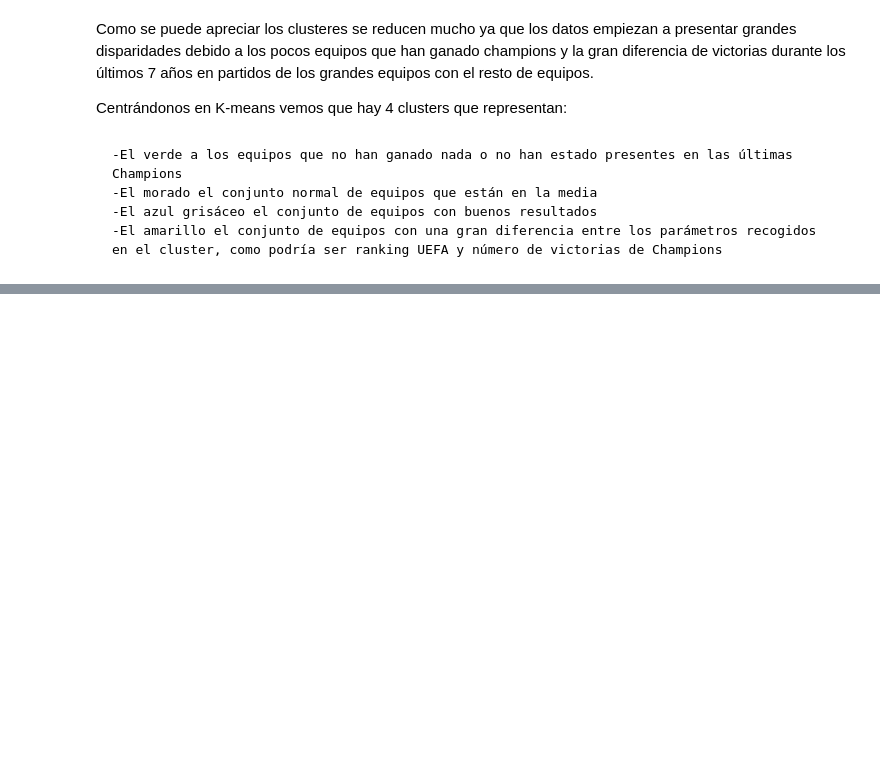
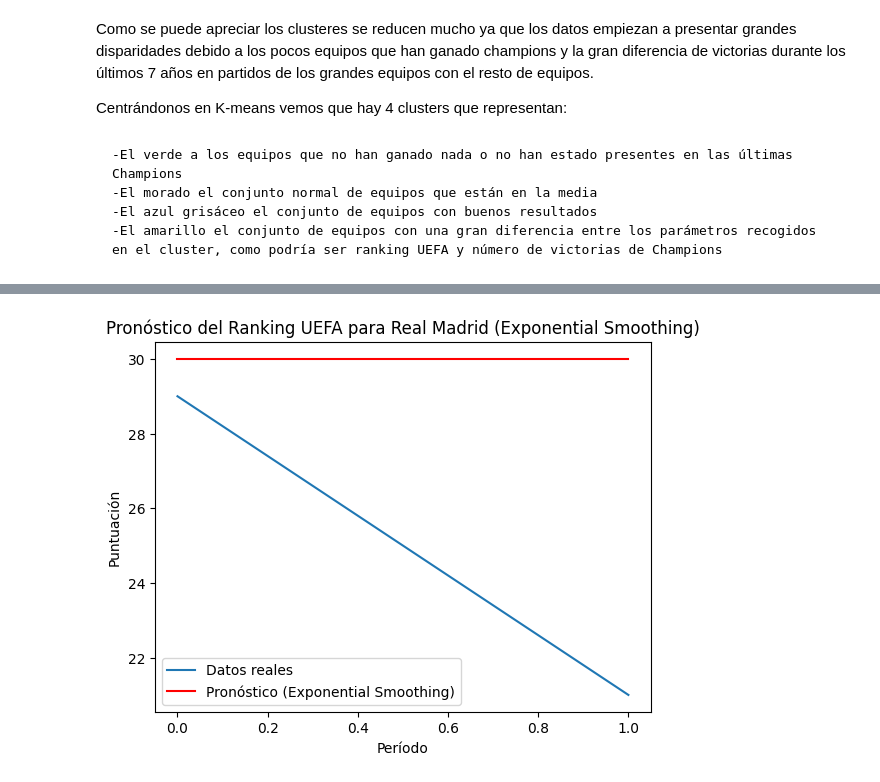
Before and after one commit to PdEXavierMY/Champions, a Jupyter notebook: cluster.ipynb, the cells around one changed output, grey strips where cells are left out. Drawn from its saved outputs; the diff is of its cells as text; code cells hidden in the pictures; blank space fills up the shorter version.

```diff
--- a/cluster.ipynb
+++ b/cluster.ipynb
@@ -317,0 +400,79 @@ Centrándonos en K-means vemos que hay 4 clusters que representan:
+# %%
+
+# Pronóstico con Exponential Smoothing para un club específico (ejemplo: Real Madrid)
+indice_real_madrid = df_uefa_ranking[df_uefa_ranking['Club'] == 'Real Madrid'].index[0]
+serie_temporal_real_madrid = puntuaciones[indice_real_madrid]
+
+# Dividir los datos en entrenamiento y prueba
+train_size = int(len(serie_temporal_real_madrid) * 0.8)
+train, test = serie_temporal_real_madrid[:train_size], serie_temporal_real_madrid[train_size:]
+
+# Entrenar el modelo Exponential Smoothing
+modelo_es = SimpleExpSmoothing(train).fit()
+
+# Realizar pronósticos
+pronostico_es = modelo_es.forecast(len(test))
+
+# Calcular el error cuadrático medio
+mse = mean_squared_error(test, pronostico_es)
+print('Error cuadrático medio (Exponential Smoothing):', mse)
+
+# Visualizar los resultados de Exponential Smoothing
+plt.plot(test, label='Datos reales')
+plt.plot(pronostico_es, color='red', label='Pronóstico (Exponential Smoothing)')
+plt.title('Pronóstico del Ranking UEFA para Real Madrid (Exponential Smoothing)')
+plt.xlabel('Período')
+plt.ylabel('Puntuación')
+plt.legend()
+plt.show()
+
+# Pronóstico con SARIMA para un club específico (ejemplo: Real Madrid)
+# Se puede implementar de manera similar a ARIMA
+indice_real_madrid = df_uefa_ranking[df_uefa_ranking['Club'] == 'Real Madrid'].index[0]
+serie_temporal_real_madrid = puntuaciones[indice_real_madrid]
+
+# Dividir los datos en entrenamiento y prueba
+train_size = int(len(serie_temporal_real_madrid) * 0.8)
+train, test = serie_temporal_real_madrid[:train_size], serie_temporal_real_madrid[train_size:]
+
+# Entrenar el modelo SARIMA
+modelo_arima = SARIMAX(train, order=(5,1,0))  # Ejemplo de orden (p,d,q)
+modelo_arima_entrenado = modelo_arima.fit()
+
+# Realizar pronósticos
+pronostico_arima = modelo_arima_entrenado.forecast(steps=len(test))
+
+# Calcular el error cuadrático medio
+mse = mean_squared_error(test, pronostico_arima)
+print('Error cuadrático medio:', mse)
+
+# Visualizar los resultados
+plt.plot(test, label='Datos reales')
+plt.plot(pronostico_arima, color='red', label='Pronóstico SARIMA')
+plt.title('Pronóstico del Ranking UEFA para Real Madrid (SARIMA)')
+plt.xlabel('Período')
+plt.ylabel('Puntuación')
+plt.legend()
+plt.show()
+
+# Pronóstico con Random Forest para un club específico (ejemplo: Real Madrid)
+# Entrenar el modelo Random Forest
+modelo_rf = RandomForestRegressor()
+modelo_rf.fit(np.arange(len(train)).reshape(-1, 1), train)
+
+# Realizar pronósticos
+pronostico_rf = modelo_rf.predict(np.arange(len(test)).reshape(-1, 1))
+
+# Calcular el error cuadrático medio
+mse = mean_squared_error(test, pronostico_rf)
+print('Error cuadrático medio (Random Forest):', mse)
+
+# Visualizar los resultados de Random Forest
+plt.plot(test, label='Datos reales')
+plt.plot(pronostico_rf, color='red', label='Pronóstico (Random Forest)')
+plt.title('Pronóstico del Ranking UEFA para Real Madrid (Random Forest)')
+plt.xlabel('Período')
+plt.ylabel('Puntuación')
+plt.legend()
+plt.show()
+# %% [output]
@@ -317,0 +480 @@ Centrándonos en K-means vemos que hay 4 clusters que representan:
+[figure, added]
```
Also changed, not shown: parts of 14 cells of this notebook.
